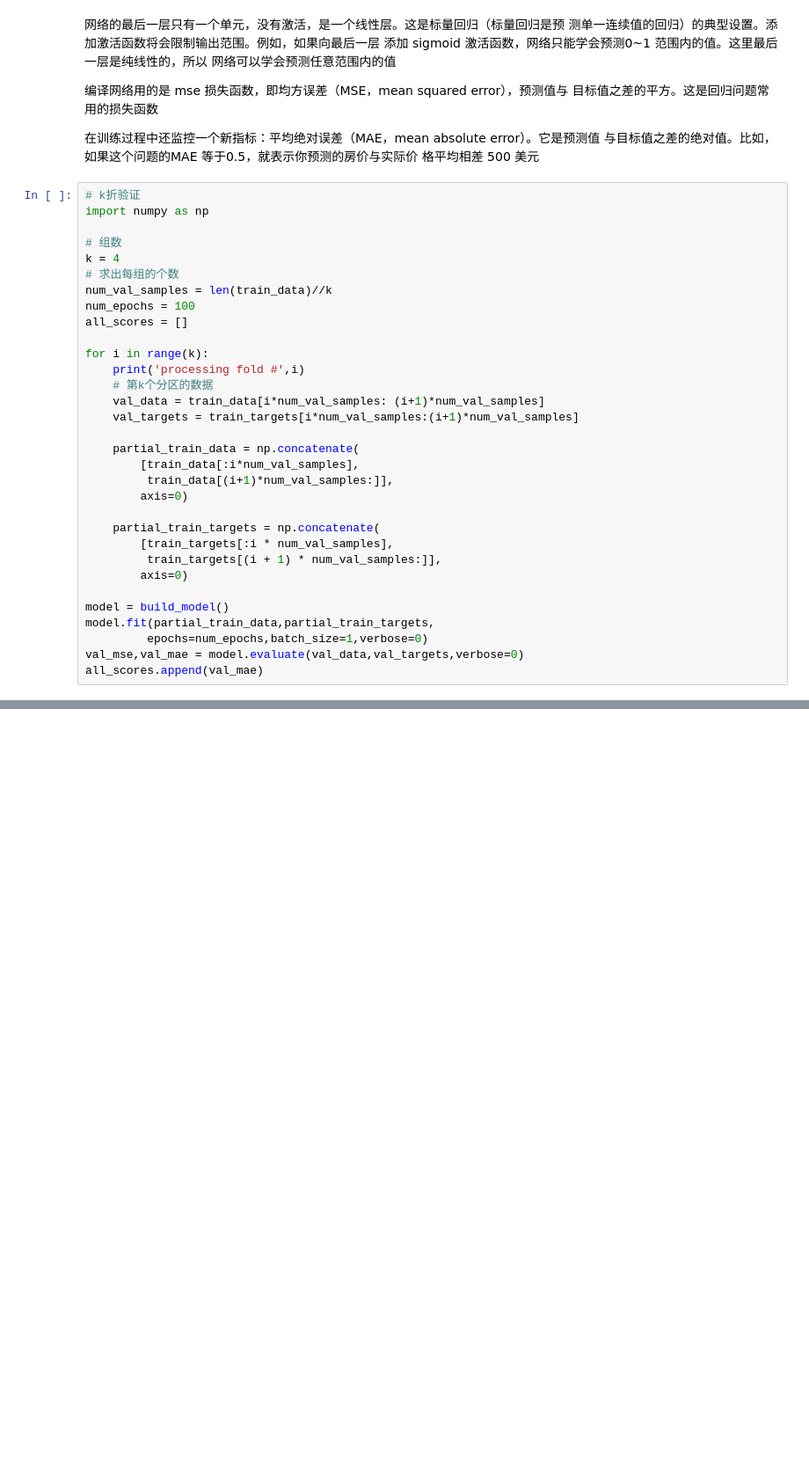
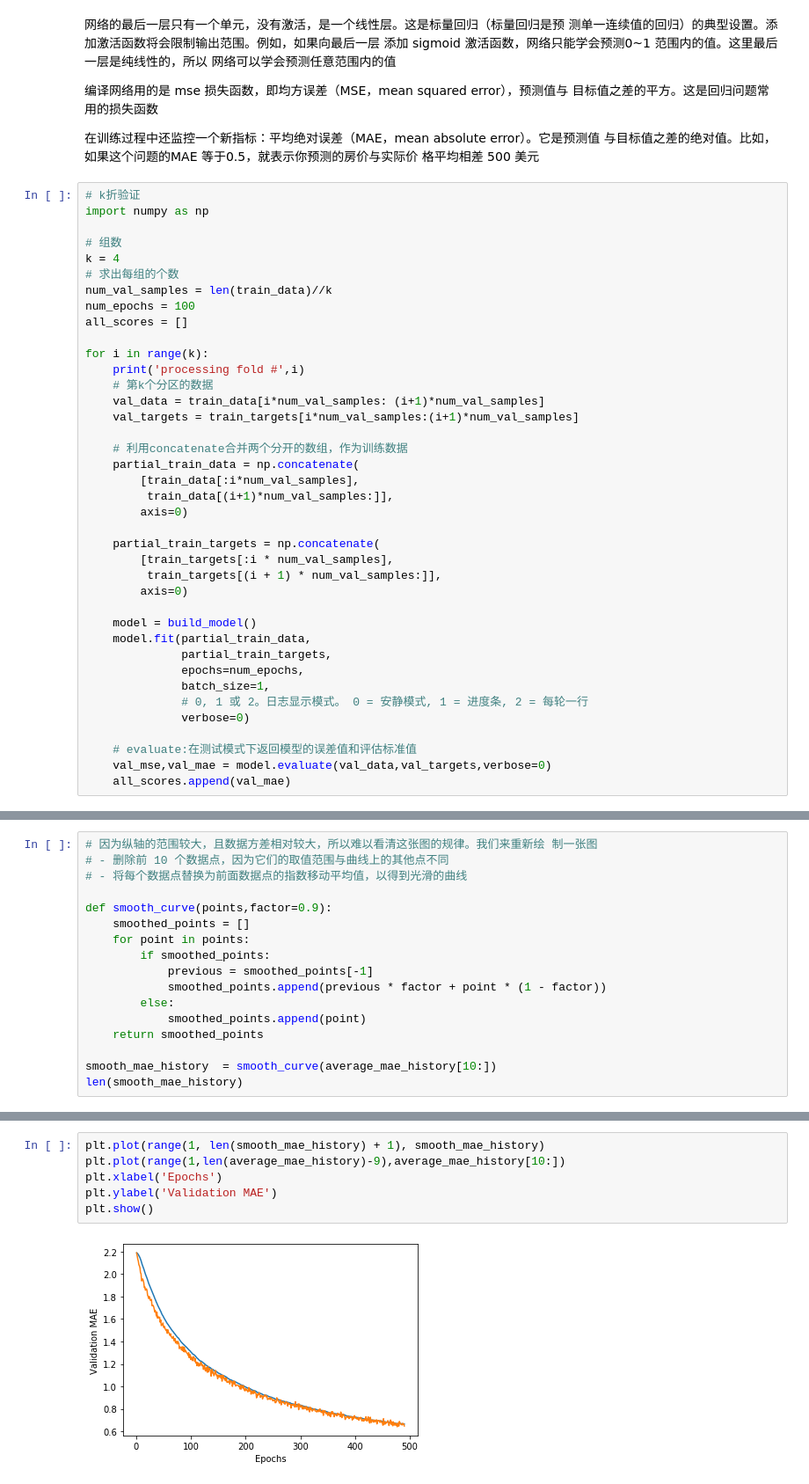
Before and after one commit to xuyagang/DeepLearning, a Jupyter notebook: 02_Deep Learning with Python/3.6_预测房价_回归问题.ipynb, the cells around one changed output, grey strips where cells are left out. Shown at 88% size. Drawn from its saved outputs; the diff is of its cells as text; blank space fills up the shorter version.

```diff
--- a/02_Deep Learning with Python/3.6_预测房价_回归问题.ipynb
+++ b/02_Deep Learning with Python/3.6_预测房价_回归问题.ipynb
@@ -84,6 +124,7 @@ for i in range(k):
     val_data = train_data[i*num_val_samples: (i+1)*num_val_samples]
     val_targets = train_targets[i*num_val_samples:(i+1)*num_val_samples]
 
+    # 利用concatenate合并两个分开的数组，作为训练数据
     partial_train_data = np.concatenate(
         [train_data[:i*num_val_samples],
          train_data[(i+1)*num_val_samples:]],
@@ -94,11 +135,17 @@ for i in range(k):
          train_targets[(i + 1) * num_val_samples:]],
         axis=0)
 
-model = build_model()
-model.fit(partial_train_data,partial_train_targets,
-         epochs=num_epochs,batch_size=1,verbose=0)
-val_mse,val_mae = model.evaluate(val_data,val_targets,verbose=0)
-all_scores.append(val_mae)
+    model = build_model()
+    model.fit(partial_train_data,
+              partial_train_targets,
+              epochs=num_epochs,
+              batch_size=1,
+              # 0, 1 或 2。日志显示模式。 0 = 安静模式, 1 = 进度条, 2 = 每轮一行
+              verbose=0)
+
+    # evaluate:在测试模式下返回模型的误差值和评估标准值
+    val_mse,val_mae = model.evaluate(val_data,val_targets,verbose=0)
+    all_scores.append(val_mae)
 # %% [output]
 processing fold # 0
 processing fold # 1
@@ -110,0 +245,17 @@ ValueError: Unknown optimizer: rmsporp
+# %%
+# 因为纵轴的范围较大，且数据方差相对较大，所以难以看清这张图的规律。我们来重新绘 制一张图
+# - 删除前 10 个数据点，因为它们的取值范围与曲线上的其他点不同
+# - 将每个数据点替换为前面数据点的指数移动平均值，以得到光滑的曲线
+
+def smooth_curve(points,factor=0.9):
+    smoothed_points = []
+    for point in points:
+        if smoothed_points:
+            previous = smoothed_points[-1]
+            smoothed_points.append(previous * factor + point * (1 - factor))
+        else:
+            smoothed_points.append(point)
+    return smoothed_points
+
+smooth_mae_history  = smooth_curve(average_mae_history[10:])
+len(smooth_mae_history)
@@ -110,0 +264,8 @@ ValueError: Unknown optimizer: rmsporp
+# %%
+plt.plot(range(1, len(smooth_mae_history) + 1), smooth_mae_history)
+plt.plot(range(1,len(average_mae_history)-9),average_mae_history[10:])
+plt.xlabel('Epochs')
+plt.ylabel('Validation MAE')
+plt.show()
+# %% [output]
+[figure, added]
```
Also changed, not shown: parts of 21 cells of this notebook, 9 other files.
